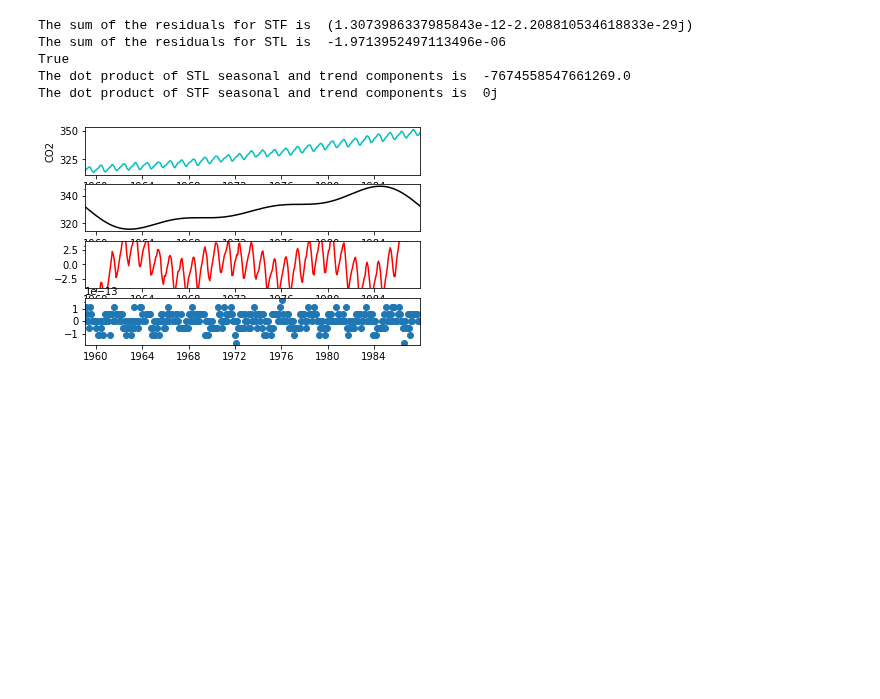
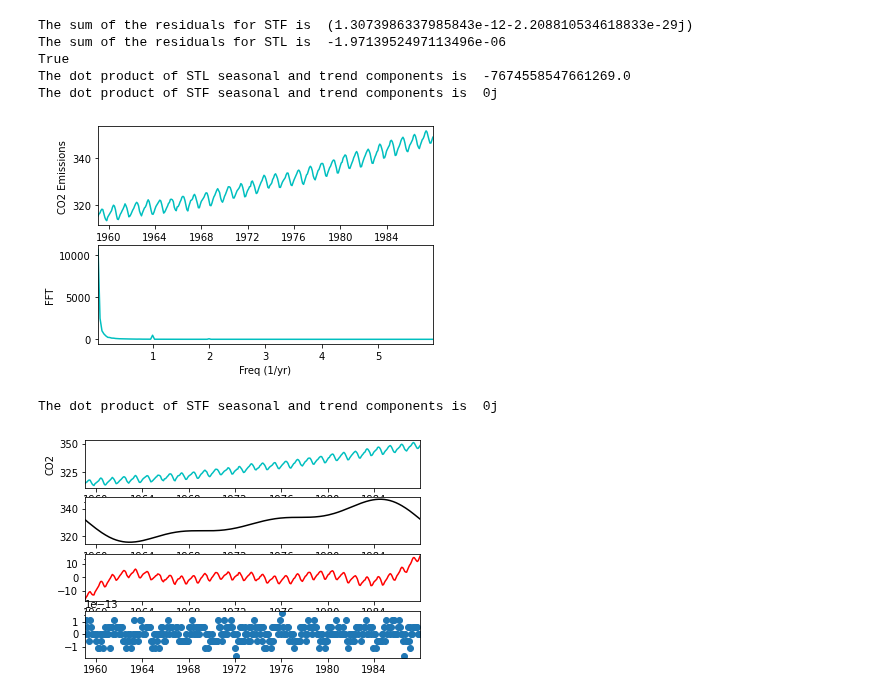
Before and after one commit to thodson-usgs/stf-decomposition, a Jupyter notebook: notebooks/00_getting_started.ipynb, the cells around one changed output. Cells and saved outputs as stored; diff of their text form; code cells hidden in the pictures; blank space fills up the shorter version.

```diff
--- a/notebooks/00_getting_started.ipynb
+++ b/notebooks/00_getting_started.ipynb
@@ -214,6 +200,21 @@ def STF(data, response, freq = 1/12, time_column = "date"):
     # Plotting first half
     L = np.arange(1, np.floor(n/2), dtype = 'int')
 
+    fig, axes = plt.subplots(2, 1)
+
+    plt.sca(axes[0])
+    plt.plot(t, f, color = 'c', LineWidth = 1.5)
+    plt.xlim(t[0], t[-1])
+    plt.xlabel("Year")
+    plt.ylabel("CO2 Emissions")
+    plt.sca(axes[1])
+    plt.plot(freq[L], PSD[L], color = 'c')
+    plt.xlim(freq[L[0]], freq[L[-1]])
+    plt.xlabel("Freq (1/yr)")
+    plt.ylabel("FFT")
+    plt.show()
+
+
 
     # Use the PSD to filter out noise
     # Filter out freqs with low power
@@ -230,40 +231,43 @@ def STF(data, response, freq = 1/12, time_column = "date"):
     PSD_seasonal = PSD * indices
     fhat_seasonal = indices_seasonal * fhat
     ffilt_seasonal = np.fft.ifft(fhat_seasonal)
+    print("The dot product of STF seasonal and trend components is ", np.round(ffilt_seasonal.dot(ffilt)))
 
 
     fig, axes = plt.subplots(4, 1)
     plt.sca(axes[0])
     plt.plot(t, f, color = 'c')
     plt.xlim(t[0], t[-1])
     plt.xlabel("Year")
     plt.ylabel(response)
 
 
     plt.sca(axes[1])
     plt.plot(t, ffilt, color = 'k')
     plt.xlim(t[0], t[-1])
 
 
     plt.sca(axes[2])
     plt.plot(t, ffilt_seasonal, color = "red")
     plt.xlim(t[0], t[-1])
-    plt.ylim(-4, 4)
+
 
 
     # Find the residuals
     residuals = data[response] - ffilt_seasonal - ffilt
     plt.sca(axes[3])
     plt.scatter(t, residuals)
     plt.xlim(t[0], t[-1])
 
     plt.show()
 
 
 
 STF(co2, "CO2")
 # %% [output]
-[figure, old version]
+[figure, new version]
+The dot product of STF seasonal and trend components is  0j
+[figure, added]
 # %%
 # Load in daily temperature data from station USC00118740
 champaignTemp = pd.read_csv('../data/champaign_temps.csv', index_col='date', parse_dates=True, squeeze=True)
```
Also changed, not shown: parts of 4 cells of this notebook.
